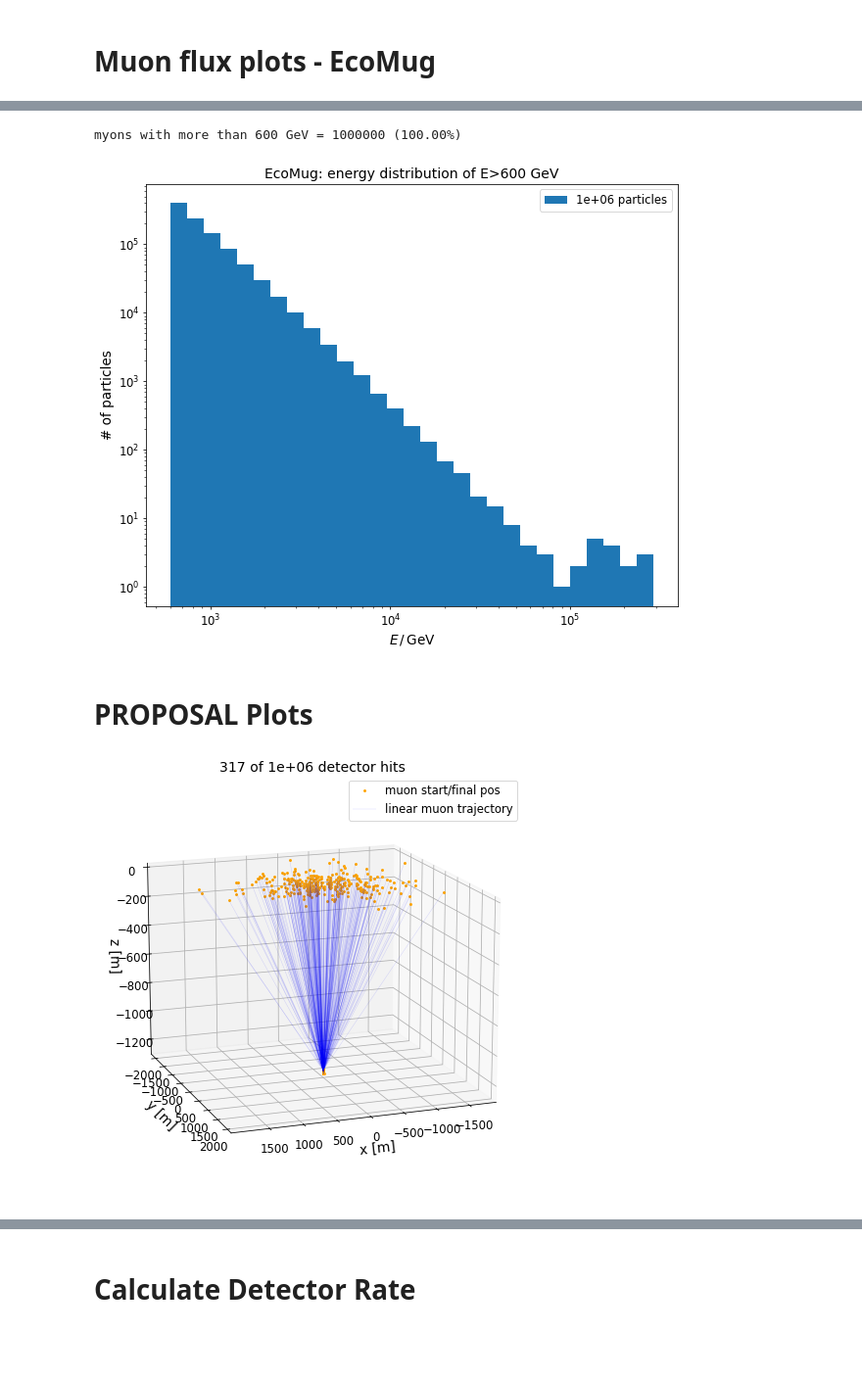
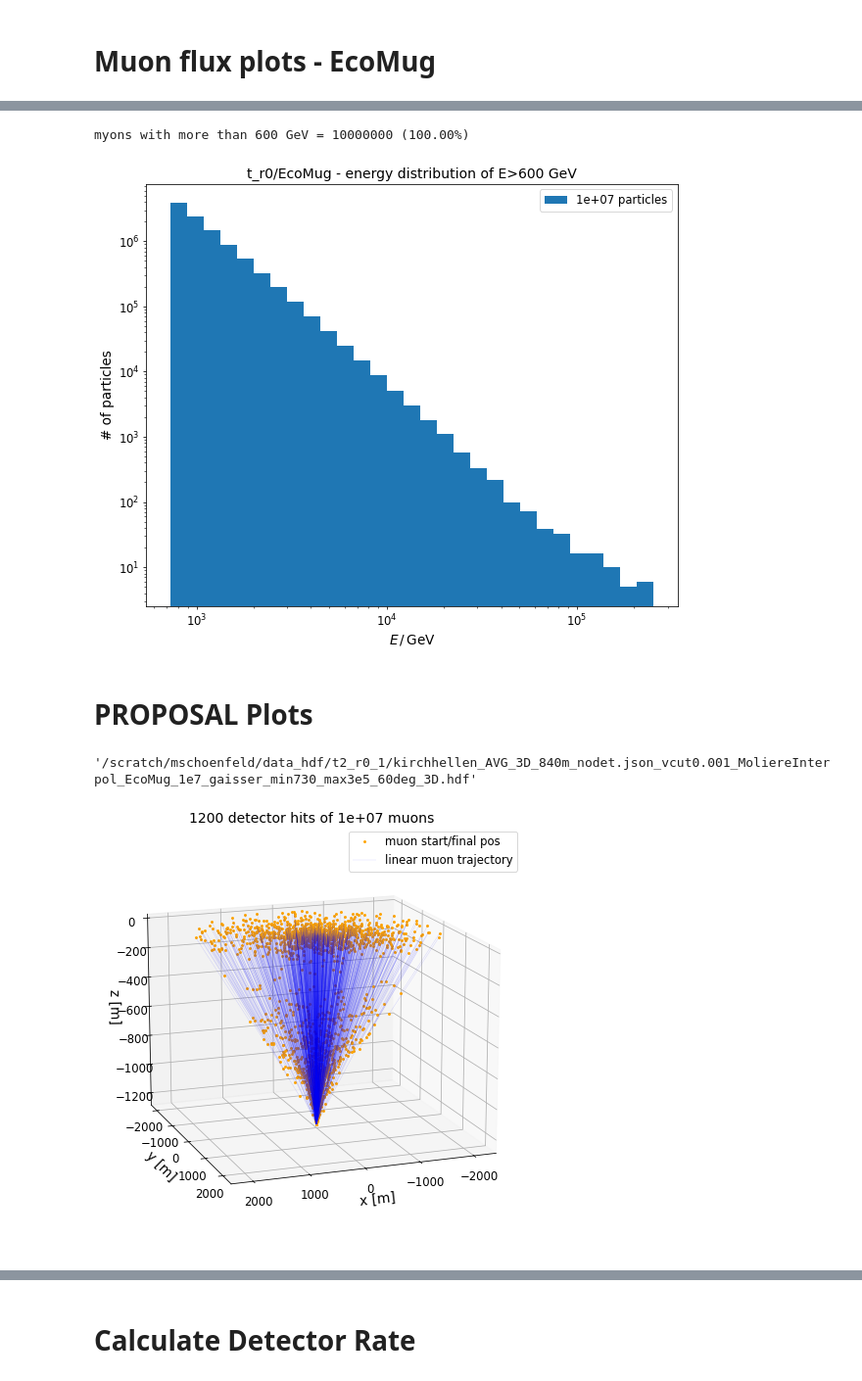
Before and after one commit to Martin-SF/RUMS, a Jupyter notebook: computation/computation.ipynb, the cells around one changed output, grey strips where cells are left out. Shown at 98% size. Saved outputs shown, nothing was run; the diff lists cells and outputs as text; code cells hidden in the pictures; blank space fills up the shorter version.

```diff
--- a/computation/computation.ipynb
+++ b/computation/computation.ipynb
@@ -52,10 +78,10 @@ from importlib import reload
 import py_library.my_plots_library as plib
 import py_library.stopwatch as stopwatch
 import py_library.simulate_lib as slib
-import config as config_file
+import config as cfg
 
 # os.chdir(os.path.dirname(__file__))
-reload(config_file)
+reload(cfg)
 reload(slib)
 reload(plib)
 reload(stopwatch)
@@ -66,4 +92,4 @@ plt.rcParams['lines.linewidth'] = 2
 plt.rcParams['axes.labelsize'] = 14
 plt.rcParams.update({'figure.dpi':70})
 
-df_EM = pd.read_hdf(config_file.hdf_folder+config_file.file_name, key='main')
+df_EM = pd.read_hdf(cfg.hdf_folder+cfg.file_name, key='main')
@@ -134,19 +160,19 @@ for i in df_EM['energy']:
         a.append(i)
 
 len_a = len(a)
-print(f'myons with more than {energy_threshold} GeV = {len_a} ({len_a/config_file.STATISTICS*100:.2f}%)')
+print(f'myons with more than {energy_threshold} GeV = {len_a} ({len_a/cfg.STATISTICS*100:.2f}%)')
 if len_a > 100:
     plib.plot_hist(
         a,
-        name=f'EcoMug - energy distribution of E>{energy_threshold} GeV',
+        name=f'{cfg.subfolder}EcoMug - energy distribution of E>{energy_threshold} GeV',
         xlabel1 = 'E',
         xlabel2 = 'GeV',
-        show_or_multiplot=config_file.show_or_multiplot,
+        show_or_multiplot=cfg.show_or_multiplot,
         xlog=True
     )
 # %% [output]
-myons with more than 600 GeV = 1000000 (100.00%)
+myons with more than 600 GeV = 10000000 (100.00%)
-[figure, old version]
+[figure, new version]
 # %% [markdown]
 # PROPOSAL Plots
 # %%
@@ -154,25 +180,27 @@ df_pp = pd.read_hdf(config_file.hdf_folder+config_file.file_name_results, key='m
+# %%
+cfg.hdf_folder+cfg.file_name_results
+# %% [output]
+'/scratch/mschoenfeld/data_hdf/t2_r0_1/kirchhellen_AVG_3D_840m_nodet.json_vcut0.001_MoliereInterpol_EcoMug_1e7_gaisser_min730_max3e5_60deg_3D.hdf'
 # %%
 # 3D plot
-counter = len(df_pp['point1x'])
-if (counter>2000):
-    end = 2000
-else:
-    end = counter
+reload(cfg)
+load_lines = 1200
+df = pd.read_hdf(cfg.hdf_folder+cfg.file_name_results, key='main', stop=load_lines)
 
-start_points = np.zeros(shape=(counter, 3), dtype=np.float64)
-end_points = np.zeros(shape=(counter, 3), dtype=np.float64)
-start_end_points = np.zeros(shape=(counter*2, 3), dtype=np.float64)
+start_points = np.zeros(shape=(load_lines, 3), dtype=np.float64)
+end_points = np.zeros(shape=(load_lines, 3), dtype=np.float64)
+start_end_points = np.zeros(shape=(load_lines*2, 3), dtype=np.float64)
 
-for i in range(end):
-    start_points[i] = [df_pp['point1x'][i], df_pp['point1y'][i], df_pp['point1z'][i]]
-    end_points[i] = [df_pp['point2x'][i], df_pp['point2y'][i], df_pp['point2z'][i]]
+for i in range(load_lines):
+    start_points[i] = [df['point1x'][i], df['point1y'][i], df['point1z'][i]]
+    end_points[i] = [df['point2x'][i], df['point2y'][i], df['point2z'][i]]
     start_end_points[i*2] = start_points[i]
     start_end_points[i*2+1] = end_points[i]
-
+# start_end_points = df['start_end_points']
 plib.plot_3D_start_end(
     start_end_points/100,
-    elev=15, azim=70, alpha=0.14, dpi=1, show=config_file.show_plots,
-    title=f'{counter} of {config_file.STATISTICS:.0e} detector hits'
-)
+    elev=15, azim=70, alpha=0.14, dpi=1, show=cfg.show_plots,
+    title=f'{load_lines} detector hits of {cfg.STATISTICS:.0e} muons',
+    name=f'{cfg.subfolder}PP - 3D_start_end')
 # %% [output]
-[figure, old version]
+[figure, new version]
```
Also changed, not shown: parts of 25 cells of this notebook, 5 other files.
